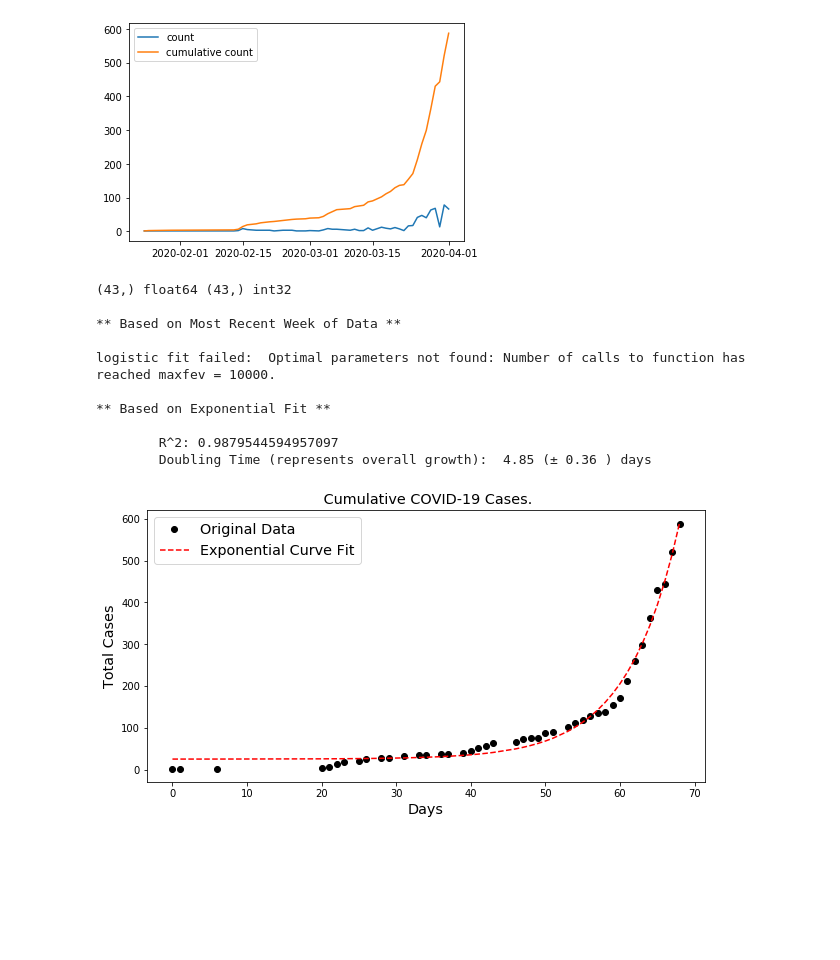
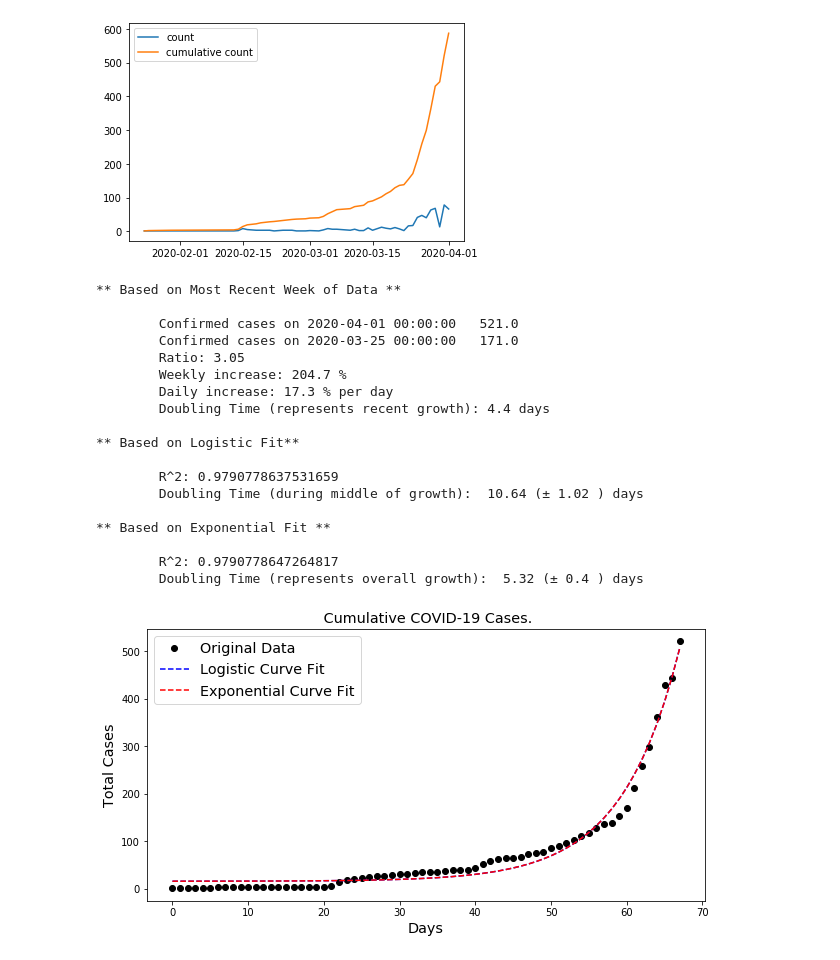
Before and after one commit to msakuta/covid, a Jupyter notebook: curvefit-tokyo.ipynb, the cells around one changed output. Cells and saved outputs as stored; diff of their text form; code cells hidden in the pictures; blank space fills up the shorter version.

Commit message:
Fix logistic fit by interpolating missing x points

```diff
--- a/curvefit-tokyo.ipynb
+++ b/curvefit-tokyo.ipynb
@@ -62,10 +62,10 @@ def logistic(t, a, b, c, d):
 def exponential(t, a, b, c):
     return a * np.exp(b * t) + c
 
-def plot_growth(dates, count):
-    y = count
-    x = np.array([(date - dates[0]).days for date in dates])
-    print(y.shape, y.dtype, x.shape, x.dtype)
+def plot_growth(dates, count, logistic_extrap=10):
+    raw_x = np.array([(date - dates[0]).days for date in dates])
+    x = np.arange(raw_x[0], raw_x[-1])
+    y = np.interp(x, raw_x, count) # Linear interpolation of cases doesn't make much sense, but helps fitting
 
     recentdbltime = float('NaN')
 
@@ -76,15 +76,15 @@ def plot_growth(dates, count):
 
         if current > lastweek:
             print('\n** Based on Most Recent Week of Data **\n')
-#             print('\tConfirmed cases on',co.index[-1],'\t',current)
-#             print('\tConfirmed cases on',co.index[-8],'\t',lastweek)
-#             ratio = current/lastweek
-#             print('\tRatio:',round(ratio,2))
-#             print('\tWeekly increase:',round( 100 * (ratio - 1), 1),'%')
-#             dailypercentchange = round( 100 * (pow(ratio, 1/7) - 1), 1)
-#             print('\tDaily increase:', dailypercentchange, '% per day')
-#             recentdbltime = round( 7 * np.log(2) / np.log(ratio), 1)
-#             print('\tDoubling Time (represents recent growth):',recentdbltime,'days')
+            print('\tConfirmed cases on',dates[-1],'\t',current)
+            print('\tConfirmed cases on',dates[-8],'\t',lastweek)
+            ratio = current/lastweek
+            print('\tRatio:',round(ratio,2))
+            print('\tWeekly increase:',round( 100 * (ratio - 1), 1),'%')
+            dailypercentchange = round( 100 * (pow(ratio, 1/7) - 1), 1)
+            print('\tDaily increase:', dailypercentchange, '% per day')
+            recentdbltime = round( 7 * np.log(2) / np.log(ratio), 1)
+            print('\tDoubling Time (represents recent growth):',recentdbltime,'days')
 
     plt.figure(figsize=(10,5))
     plt.plot(x, y, 'ko', label="Original Data")
@@ -93,7 +93,7 @@ def plot_growth(dates, count):
     exponentialworked = False
 
     try:
-        lpopt, lpcov = curve_fit(logistic, x, y, maxfev=10000)
+        lpopt, lpcov = curve_fit(logistic, x, y, maxfev=1000000)
         lerror = np.sqrt(np.diag(lpcov))
 
         # for logistic curve at half maximum, slope = growth rate/2. so doubling time = ln(2) / (growth rate/2)
@@ -108,7 +108,8 @@ def plot_growth(dates, count):
         logisticr2 = 1 - (ss_res / ss_tot)
 
         if logisticr2 > 0.95:
-            plt.plot(x, logistic(x, *lpopt), 'b--', label="Logistic Curve Fit")
+            log_x = np.hstack([x, np.arange(x[-1] + 1, x[-1] + logistic_extrap)])
+            plt.plot(log_x, logistic(log_x, *lpopt), 'b--', label="Logistic Curve Fit")
             print('\n** Based on Logistic Fit**\n')
             print('\tR^2:', logisticr2)
             print('\tDoubling Time (during middle of growth): ', round(ldoubletime,2), '(±', round(ldoubletimeerror,2),') days')
@@ -150,16 +151,24 @@ def plot_growth(dates, count):
     plt.legend(fontsize="x-large")
     plt.show()
 # %%
-plot_growth(dates, sumcount)
+plot_growth(dates, sumcount, 1)
 # %% [output]
-(43,) float64 (43,) int32
-
 ** Based on Most Recent Week of Data **
 
-logistic fit failed:  Optimal parameters not found: Number of calls to function has reached maxfev = 10000.
+        Confirmed cases on 2020-04-01 00:00:00   521.0
+        Confirmed cases on 2020-03-25 00:00:00   171.0
+        Ratio: 3.05
+        Weekly increase: 204.7 %
+        Daily increase: 17.3 % per day
+        Doubling Time (represents recent growth): 4.4 days
+
+** Based on Logistic Fit**
+
+        R^2: 0.9790778637531659
+        Doubling Time (during middle of growth):  10.64 (± 1.02 ) days
 
 ** Based on Exponential Fit **
 
-        R^2: 0.9879544594957097
-        Doubling Time (represents overall growth):  4.85 (± 0.36 ) days
+        R^2: 0.9790778647264817
+        Doubling Time (represents overall growth):  5.32 (± 0.4 ) days
-[figure, old version]
+[figure, new version]
```
